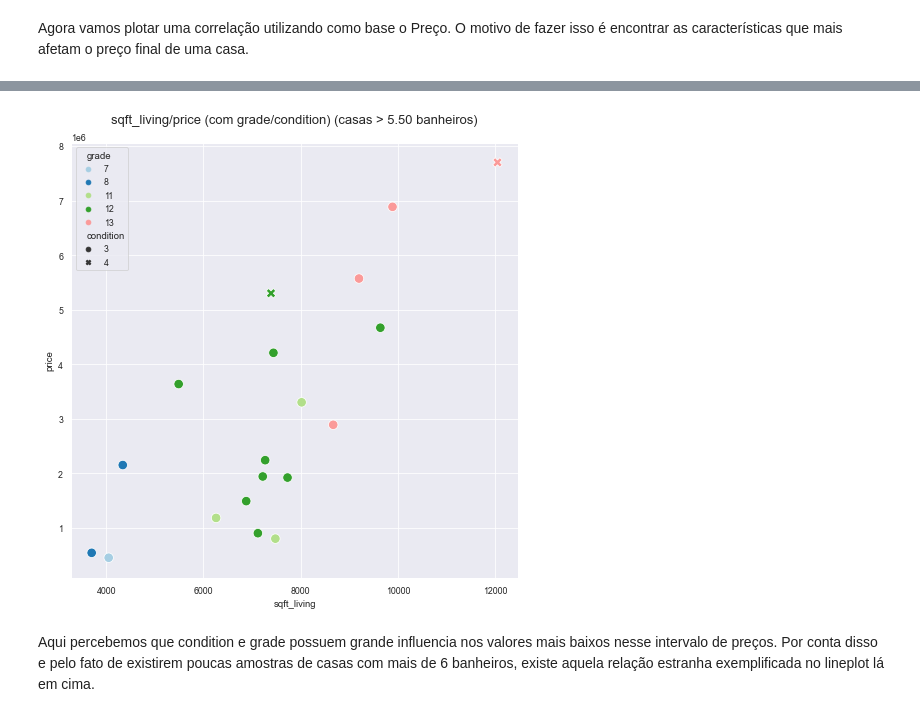
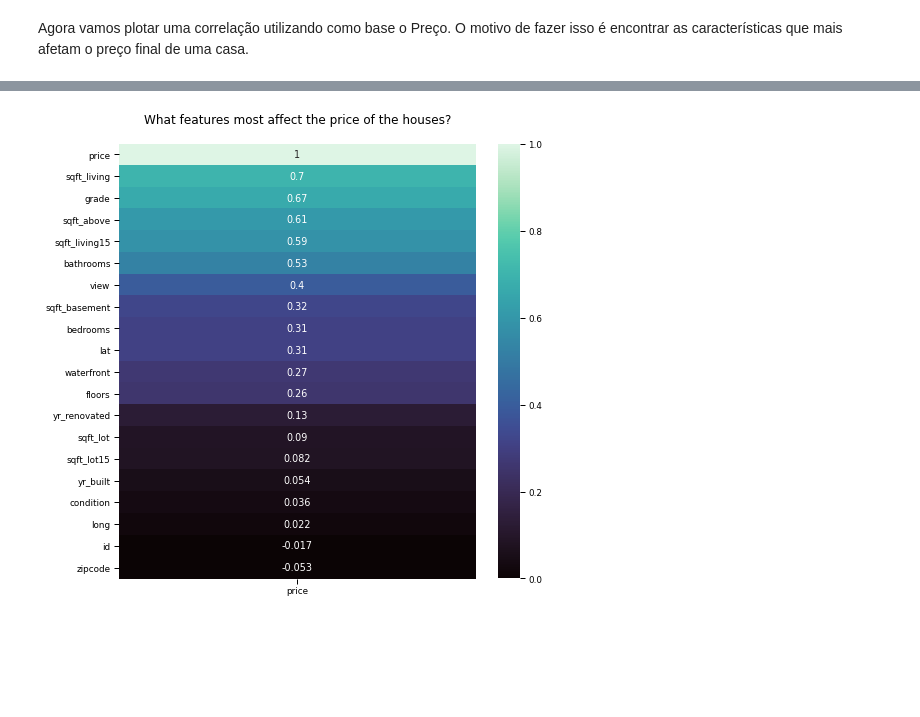
Before and after one commit to cmanfeed/Data-Analytics, a Jupyter notebook: House Sales in King County, USA/House Sales in King County, USA.ipynb, the cells around one changed output, grey strips where cells are left out. Cells and saved outputs as stored; diff of their text form; code cells hidden in the pictures; blank space fills up the shorter version.

```diff
--- a/House Sales in King County, USA/House Sales in King County, USA.ipynb
+++ b/House Sales in King County, USA/House Sales in King County, USA.ipynb
@@ -258,18 +125,0 @@ mean_sqft_living_by_zip = df.groupby('zipcode').sqft_living.median().sort_values
-# %%
-plt.rcParams['figure.figsize'] = [14, 9]
-
-_ = sns.barplot(x='zipcode',
-                y='sqft_living',
-                data=mean_sqft_living_by_zip,
-                order=mean_sqft_living_by_zip.zipcode)
-
-for tick in _.get_xticklabels():
-    if tick.get_text() in most_expensive_zips: tick.set_color('red')
-
-_ = plt.xticks(rotation=90)
-
-plt.title('Media dos sqft_living das casas por Zipcode',
-          fontdict={'fontsize':14},
-          pad=20)
-
-plt.show()
@@ -453,18 +126,17 @@ plt.show()
-# %%
-_ = sns.scatterplot(x='sqft_living',
-                    y='price',
-                    hue='grade',
-                    style='condition',
-                    data=df[df.bathrooms > 5.50],
-                    palette="Paired",
-                    s=90)
-
-plt.title('sqft_living/price (com grade/condition) (casas > 5.50 banheiros)',
-          fontdict={'fontsize': 13},
-          pad=20)
-
-plt.show()
-# %% [output]
-[figure, removed]
-# %% [markdown]
-Aqui percebemos que condition e grade possuem grande influencia nos valores mais baixos nesse intervalo de preços. Por conta disso e pelo fato de existirem poucas amostras de casas com mais de 6 banheiros, existe aquela relação estranha exemplificada no lineplot lá em cima.
+# %%
+plt.rcParams['figure.figsize'] = [8, 8]
+
+_ = sns.heatmap(df.corr()[['price']]
+                .sort_values(by='price', ascending=False),
+                vmin=0,
+                vmax=1,
+                annot=True,
+                cmap='mako');
+
+_.set_title('What features most affect the price of the houses?',
+            fontdict={'fontsize':12},
+            pad=20);
+
+plt.show()
+# %% [output]
+[figure, added]
```
Also changed, not shown: parts of 75 cells of this notebook.
